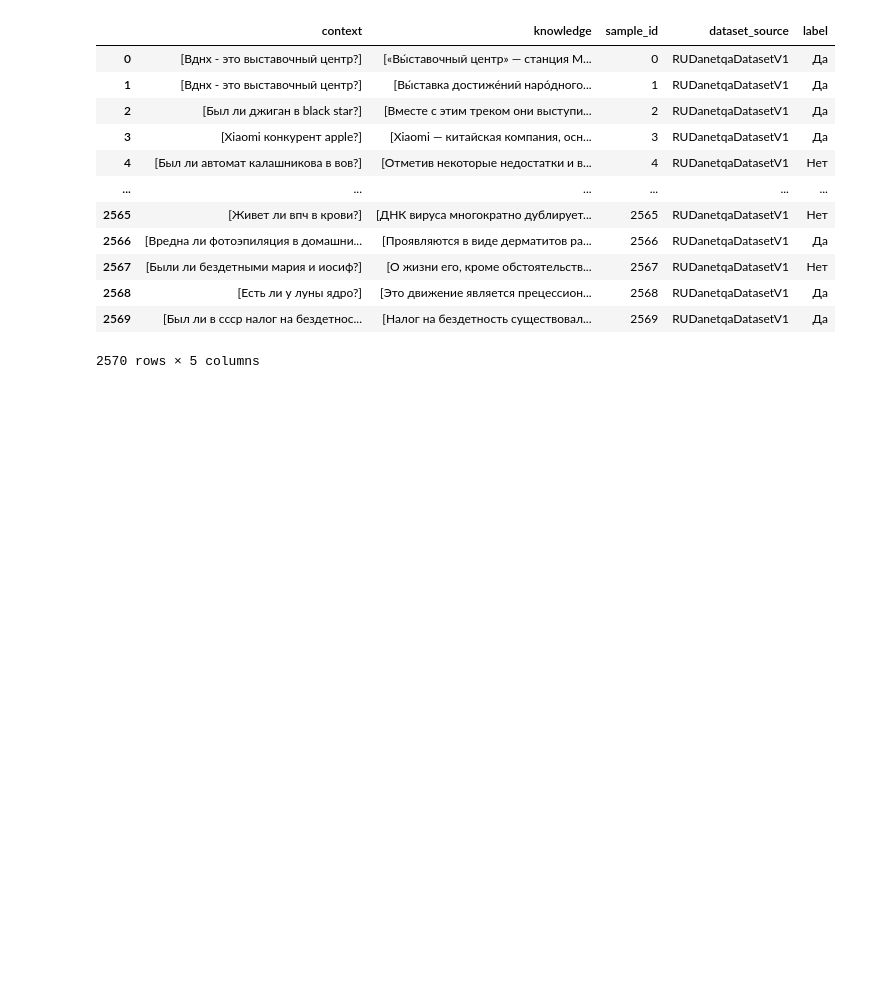
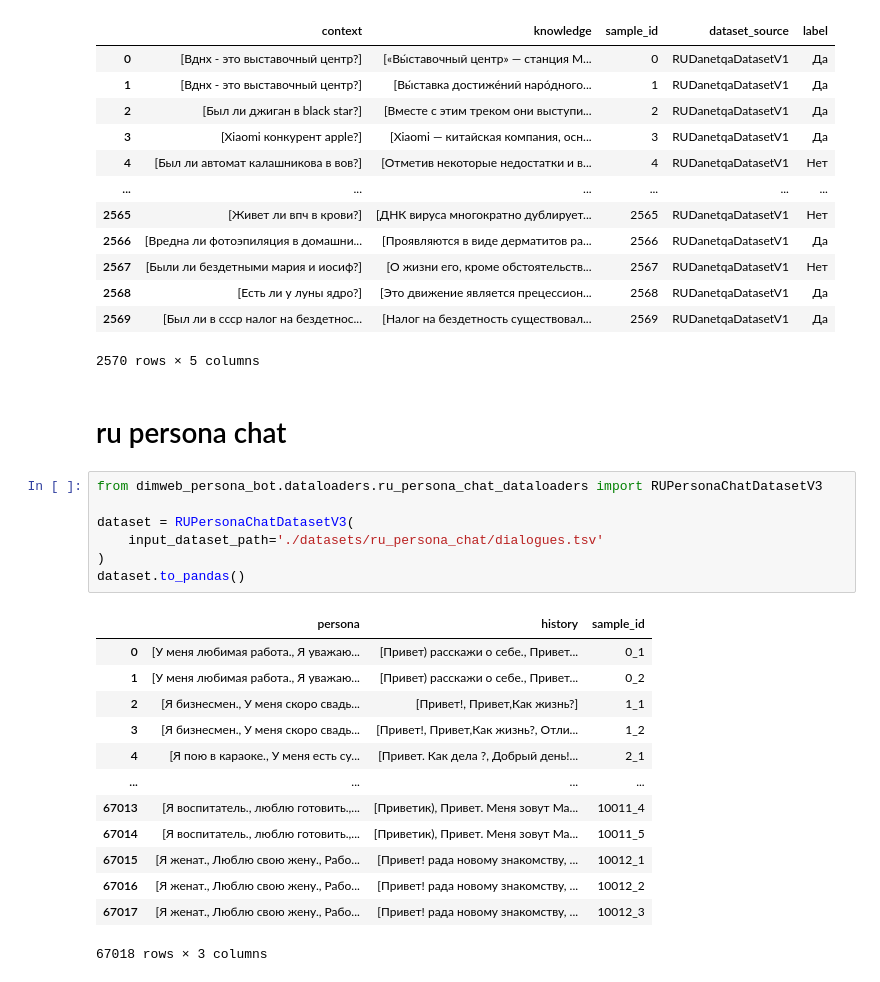
Before and after one commit to dmitrymailk/persona_bot, a Jupyter notebook: dimweb_persona_bot/sandboxes/ru_chat_bot_corpus_creation_sandbox.ipynb, the cells around one changed output. Saved outputs shown, nothing was run; the diff lists cells and outputs as text; blank space fills up the shorter version.

Commit message:
persona chat dataset wrapper

```diff
--- a/dimweb_persona_bot/sandboxes/ru_chat_bot_corpus_creation_sandbox.ipynb
+++ b/dimweb_persona_bot/sandboxes/ru_chat_bot_corpus_creation_sandbox.ipynb
@@ -364,3 +364,26 @@ dataset.to_pandas()
 | 2568 | [Есть ли у луны ядро?] | [Это движение является прецессион... | 2568 | RUDanetqaDatasetV1 | Да |
 | 2569 | [Был ли в ссср налог на бездетнос... | [Налог на бездетность существовал... | 2569 | RUDanetqaDatasetV1 | Да |
 2570 rows × 5 columns
+# %% [markdown]
+# ru persona chat
+# %%
+from dimweb_persona_bot.dataloaders.ru_persona_chat_dataloaders import RUPersonaChatDatasetV3
+
+dataset = RUPersonaChatDatasetV3(
+	input_dataset_path='./datasets/ru_persona_chat/dialogues.tsv'
+)
+dataset.to_pandas()
+# %% [output]
+|  | persona | history | sample_id |
+| 0 | [У меня любимая работа., Я уважаю... | [Привет) расскажи о себе., Привет... | 0_1 |
+| 1 | [У меня любимая работа., Я уважаю... | [Привет) расскажи о себе., Привет... | 0_2 |
+| 2 | [Я бизнесмен., У меня скоро свадь... | [Привет!, Привет,Как жизнь?] | 1_1 |
+| 3 | [Я бизнесмен., У меня скоро свадь... | [Привет!, Привет,Как жизнь?, Отли... | 1_2 |
+| 4 | [Я пою в караоке., У меня есть су... | [Привет. Как дела ?, Добрый день!... | 2_1 |
+| ... | ... | ... | ... |
+| 67013 | [Я воспитатель., люблю готовить.,... | [Приветик), Привет. Меня зовут Ма... | 10011_4 |
+| 67014 | [Я воспитатель., люблю готовить.,... | [Приветик), Привет. Меня зовут Ма... | 10011_5 |
+| 67015 | [Я женат., Люблю свою жену., Рабо... | [Привет! рада новому знакомству, ... | 10012_1 |
+| 67016 | [Я женат., Люблю свою жену., Рабо... | [Привет! рада новому знакомству, ... | 10012_2 |
+| 67017 | [Я женат., Люблю свою жену., Рабо... | [Привет! рада новому знакомству, ... | 10012_3 |
+67018 rows × 3 columns
```
Also changed, not shown: parts of 1 cell of this notebook, 1 other file.
